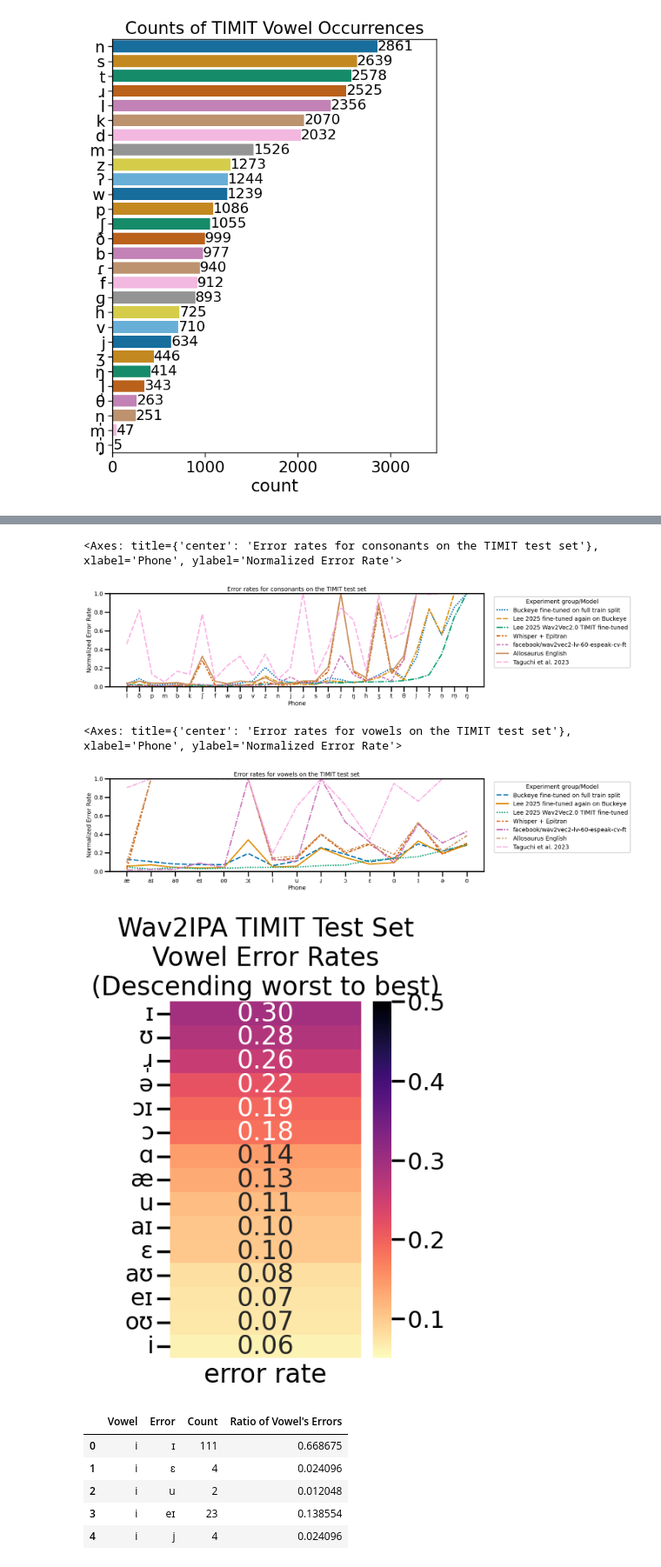
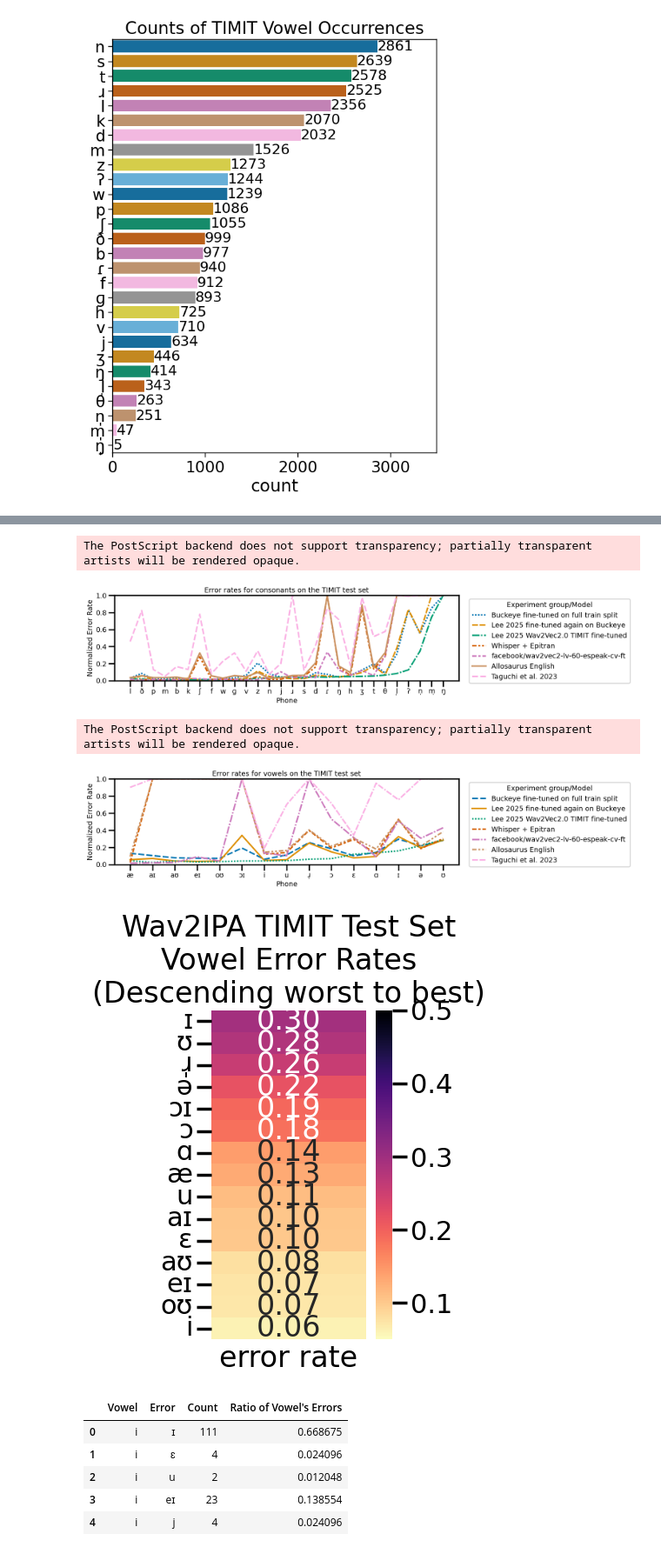
Before and after one commit to UMassCDS/wav2ipa, a Jupyter notebook: notebooks/amp_presentation/timit_evaluation_analysis_test_set_only_with_post_processing.ipynb, the cells around one changed output, grey strips where cells are left out. Shown: that part at 87% size. Cells and saved outputs as stored; diff of their text form; code cells hidden in the pictures.

Commit message:
Visualizations written as .eps files

```diff
--- a/notebooks/amp_presentation/timit_evaluation_analysis_test_set_only_with_post_processing.ipynb
+++ b/notebooks/amp_presentation/timit_evaluation_analysis_test_set_only_with_post_processing.ipynb
@@ -29,6 +29,9 @@ sns.set_context(context=CONTEXT, font_scale=FONT_SCALE)
 # matplotlib.rc("font", **font)
 # Remove the limits on the number of rows displayed in the notebook
 pd.options.display.max_rows = None
+
+VIZ_OUTPUT_DIR = Path("../paper_viz")
+VIZ_OUTPUT_DIR.mkdir(exist_ok=True)
 # %%
 # Data processing settings
 TIMIT_DATASET = Path("../../data/TIMIT")
@@ -163,6 +167,7 @@ wav2ipa_with_mapping = [(model, label, multipa.evaluation_extras.BUCKEYE_REDUCED
 external_models_with_mapping = [(model, label, multipa.evaluation_extras.TIMIT_AND_OTHER_REDUCED_MAPPING) for model, label in EXTERNAL_MODELS]
 
 all_results_dfs = []
+agg_results = []
 
 for model, label, mapping in wav2ipa_with_mapping + external_models_with_mapping:
     model_name = multipa.evaluation.clean_model_name(model)
@@ -186,9 +191,14 @@ for model, label, mapping in wav2ipa_with_mapping + external_models_with_mapping
         references=model_results_df[IPA_KEY],
 
     )
+    mean_metrics_dict = {MODEL_KEY: model, MODEL_NAME_KEY: model_name, MODEL_SOURCE_KEY:label}
     for metric_name, metric_values in metrics.items():
-        model_results_df[metric_name] = metric_values
+        if metric_name.startswith("mean"):
+            mean_metrics_dict[metric_name] = metric_values
+        else:
+            model_results_df[metric_name] = metric_values
 
+    agg_results.append(mean_metrics_dict)
     all_results_dfs.append(model_results_df)
 # %% [output]
 Processing model: ginic_full_dataset_train_5_wav2vec2-large-xlsr-53-buckeye-ipa
@@ -377,39 +433,45 @@ display(all_error_rates_df.head())
 # %%
 consonant_df = all_error_rates_df[all_error_rates_df["phone"].isin(TIMIT_CONSONANTS)]
 multipa.visualization.plot_error_rates_by_phone_and_model(consonant_df, MODEL_SOURCE_KEY, hue_order=hue_order, palette="colorblind", title="Error rates for consonants on the TIMIT test set", figsize=(16, 4))
+plt.tight_layout()
+plt.savefig(VIZ_OUTPUT_DIR / "timit_consonants_error_rates.eps", format="eps")
 # %% [output]
-<Axes: title={'center': 'Error rates for consonants on the TIMIT test set'}, xlabel='Phone', ylabel='Normalized Error Rate'>
+The PostScript backend does not support transparency; partially transparent artists will be rendered opaque.
-[figure, old version]
+[figure, new version]
 # %%
 vowel_df = all_error_rates_df[all_error_rates_df["phone"].isin(TIMIT_DIPHTHONGS + TIMIT_VOWELS)]
 multipa.visualization.plot_error_rates_by_phone_and_model(vowel_df, MODEL_SOURCE_KEY, hue_order=hue_order, palette="colorblind", title="Error rates for vowels on the TIMIT test set", figsize=(16, 4))
+plt.tight_layout()
+plt.savefig(VIZ_OUTPUT_DIR / "timit_vowel_error_rates.eps", format="eps")
 # %% [output]
-<Axes: title={'center': 'Error rates for vowels on the TIMIT test set'}, xlabel='Phone', ylabel='Normalized Error Rate'>
+The PostScript backend does not support transparency; partially transparent artists will be rendered opaque.
-[figure, old version]
+[figure, new version]
 # %%
 tmp_df = vowel_df[vowel_df[MODEL_NAME_KEY] == OUR_BEST_MODEL][["phone", "err_rate"]]
 tmp_df = tmp_df.sort_values(by="err_rate", ascending=False).set_index("phone")
 plt.figure(figsize=(4, 6))
 sns.heatmap(
     tmp_df,
     cmap="magma_r",
     # cmap="spring_r",
     annot=True,
     fmt=".2f",
     yticklabels=True,
     xticklabels=False,
     # linewidths=1,
     vmin=0.05,
     vmax=0.5
 )
 plt.title("Wav2IPA TIMIT Test Set\nVowel Error Rates\n(Descending worst to best)")
 # plt.xticks(rotation=90)
 plt.yticks(rotation=0)
 plt.ylabel("")
 plt.xlabel("error rate")
+plt.tight_layout()
+plt.savefig(VIZ_OUTPUT_DIR / "timit_ver_heatmap.eps", format="eps")
 plt.show()
 # %% [output]
-[figure, old version]
+[figure, new version]
 # %%
 interesting_vowels = vowel_df[(vowel_df["err_rate"] > 0.0) & (vowel_df[MODEL_NAME_KEY] == OUR_BEST_MODEL) ]["phone"].tolist()
 
```
Also changed, not shown: parts of 7 cells of this notebook, 3 other files.
